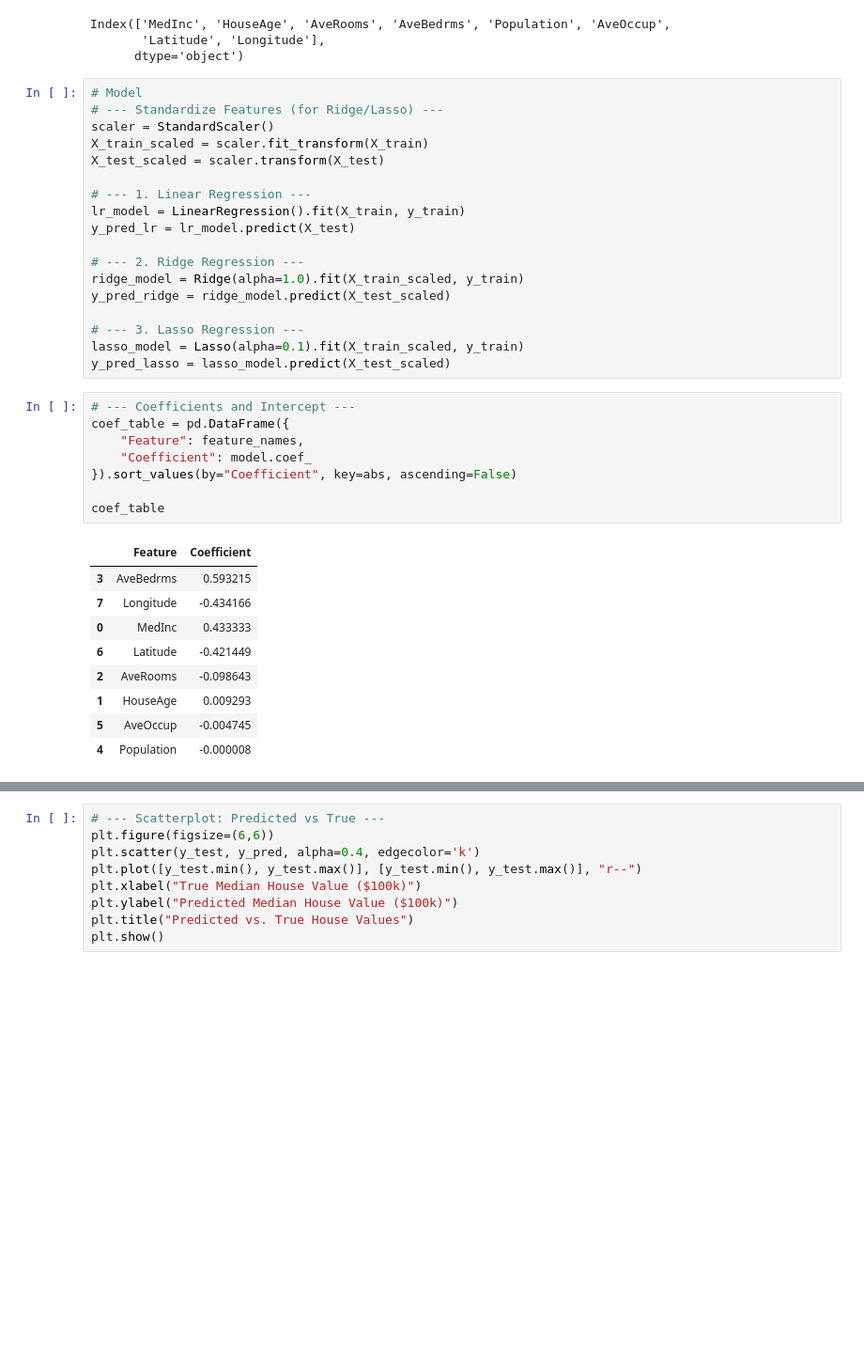
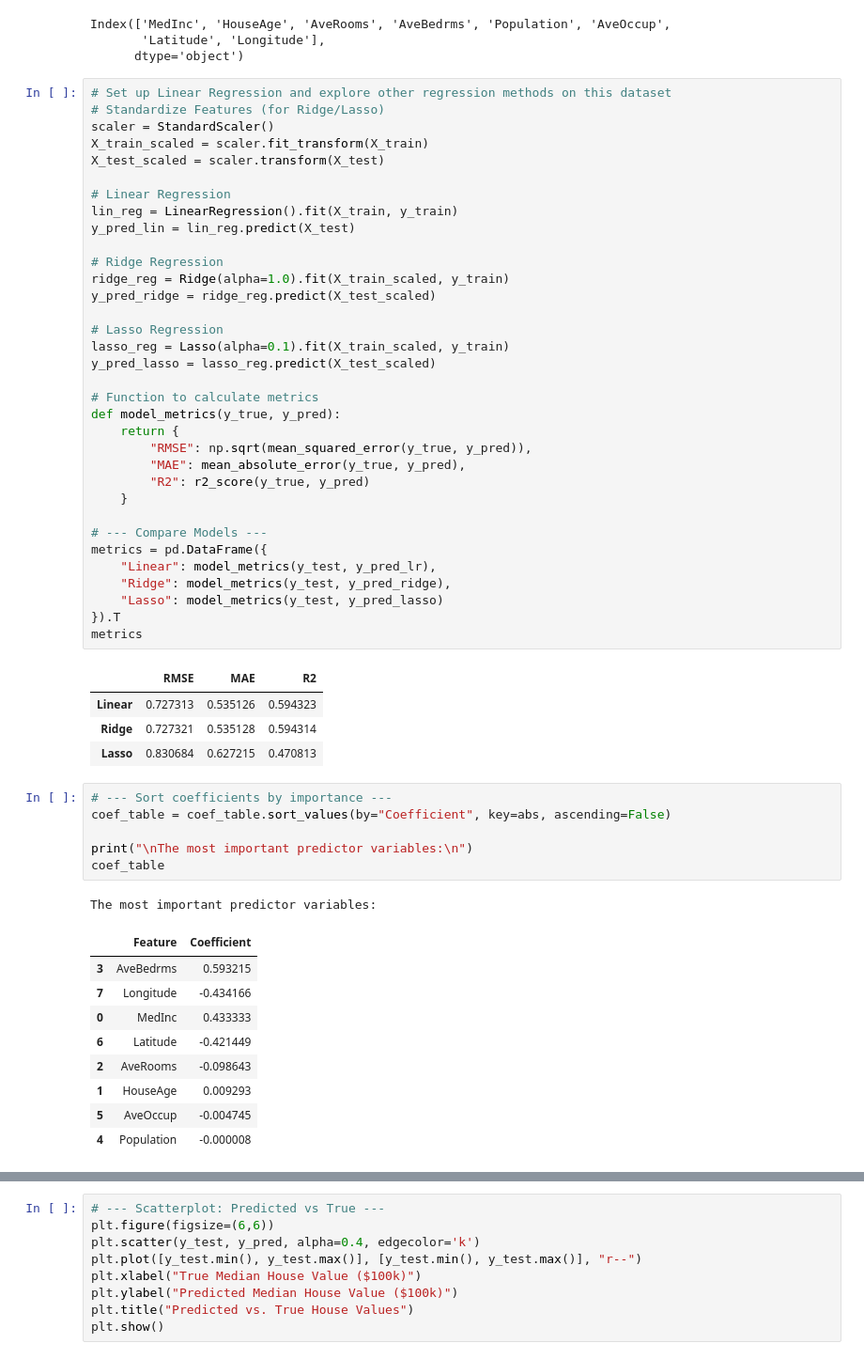
Before and after one commit to kayleepho/MATH-5750-Project-1, a Jupyter notebook: project1.ipynb, the cells around one changed output, grey strips where cells are left out. Shown at 94% size. Drawn from its saved outputs; the diff is of its cells as text; blank space fills up the shorter version.

```diff
--- a/project1.ipynb
+++ b/project1.ipynb
@@ -175,32 +175,52 @@ Index(['MedInc', 'HouseAge', 'AveRooms', 'AveBedrms', 'Population', 'AveOccup',
        'Latitude', 'Longitude'],
       dtype='object')
 # %%
-# Model
-# --- Standardize Features (for Ridge/Lasso) ---
+# Set up Linear Regression and explore other regression methods on this dataset
+# Standardize Features (for Ridge/Lasso)
 scaler = StandardScaler()
 X_train_scaled = scaler.fit_transform(X_train)
 X_test_scaled = scaler.transform(X_test)
 
-# --- 1. Linear Regression ---
-lr_model = LinearRegression().fit(X_train, y_train)
-y_pred_lr = lr_model.predict(X_test)
+# Linear Regression
+lin_reg = LinearRegression().fit(X_train, y_train)
+y_pred_lin = lin_reg.predict(X_test)
 
-# --- 2. Ridge Regression ---
-ridge_model = Ridge(alpha=1.0).fit(X_train_scaled, y_train)
-y_pred_ridge = ridge_model.predict(X_test_scaled)
+# Ridge Regression
+ridge_reg = Ridge(alpha=1.0).fit(X_train_scaled, y_train)
+y_pred_ridge = ridge_reg.predict(X_test_scaled)
 
-# --- 3. Lasso Regression ---
-lasso_model = Lasso(alpha=0.1).fit(X_train_scaled, y_train)
-y_pred_lasso = lasso_model.predict(X_test_scaled)
+# Lasso Regression
+lasso_reg = Lasso(alpha=0.1).fit(X_train_scaled, y_train)
+y_pred_lasso = lasso_reg.predict(X_test_scaled)
+
+# Function to calculate metrics
+def model_metrics(y_true, y_pred):
+    return {
+        "RMSE": np.sqrt(mean_squared_error(y_true, y_pred)),
+        "MAE": mean_absolute_error(y_true, y_pred),
+        "R2": r2_score(y_true, y_pred)
+    }
+
+# --- Compare Models ---
+metrics = pd.DataFrame({
+    "Linear": model_metrics(y_test, y_pred_lr),
+    "Ridge": model_metrics(y_test, y_pred_ridge),
+    "Lasso": model_metrics(y_test, y_pred_lasso)
+}).T
+metrics
+# %% [output]
+|  | RMSE | MAE | R2 |
+| Linear | 0.727313 | 0.535126 | 0.594323 |
+| Ridge | 0.727321 | 0.535128 | 0.594314 |
+| Lasso | 0.830684 | 0.627215 | 0.470813 |
 # %%
-# --- Coefficients and Intercept ---
-coef_table = pd.DataFrame({
-    "Feature": feature_names,
-    "Coefficient": model.coef_
-}).sort_values(by="Coefficient", key=abs, ascending=False)
+# --- Sort coefficients by importance ---
+coef_table = coef_table.sort_values(by="Coefficient", key=abs, ascending=False)
 
+print("\nThe most important predictor variables:\n")
 coef_table
 # %% [output]
+The most important predictor variables:
 |  | Feature | Coefficient |
 | 3 | AveBedrms | 0.593215 |
 | 7 | Longitude | -0.434166 |
```
Also changed, not shown: parts of 3 cells of this notebook.
